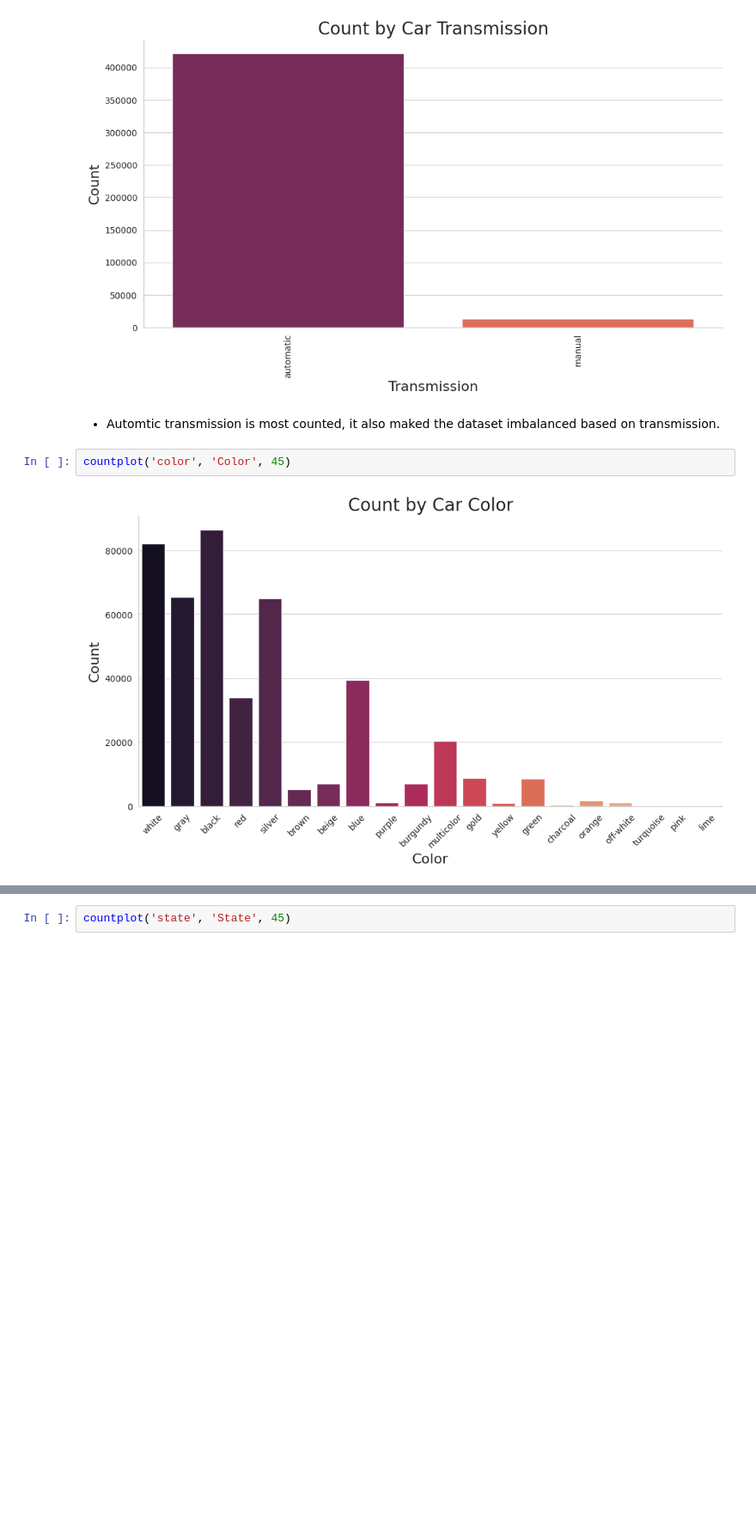
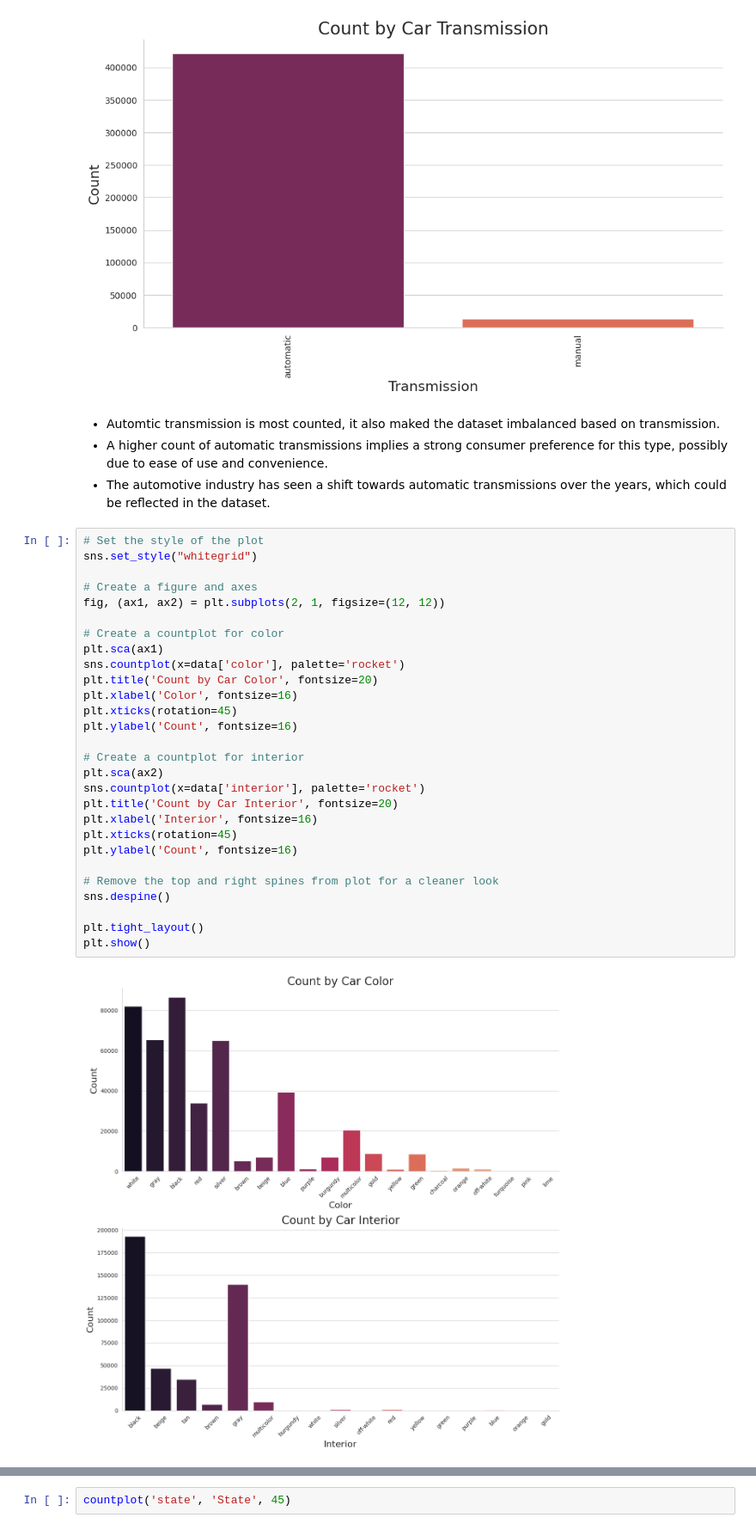
Before and after one commit to totargaming/VehicleSalesReport, a Jupyter notebook: vehicle-sales-eda.ipynb, the cells around one changed output, grey strips where cells are left out. Shown at 86% size. Saved outputs shown, nothing was run; the diff lists cells and outputs as text; blank space fills up the shorter version.

```diff
--- a/vehicle-sales-eda.ipynb
+++ b/vehicle-sales-eda.ipynb
@@ -289,7 +326,35 @@ countplot('transmission', 'Transmission', 90)
 [figure]
 # %% [markdown]
 * Automtic transmission is most counted, it also maked the dataset imbalanced based on transmission.
+* A higher count of automatic transmissions implies a strong consumer preference for this type, possibly due to ease of use and convenience.
+* The automotive industry has seen a shift towards automatic transmissions over the years, which could be reflected in the dataset.
 # %%
-countplot('color', 'Color', 45)
+# Set the style of the plot
+sns.set_style("whitegrid")
+
+# Create a figure and axes
+fig, (ax1, ax2) = plt.subplots(2, 1, figsize=(12, 12))
+
+# Create a countplot for color
+plt.sca(ax1)
+sns.countplot(x=data['color'], palette='rocket')
+plt.title('Count by Car Color', fontsize=20)
+plt.xlabel('Color', fontsize=16)
+plt.xticks(rotation=45)
+plt.ylabel('Count', fontsize=16)
+
+# Create a countplot for interior
+plt.sca(ax2)
+sns.countplot(x=data['interior'], palette='rocket')
+plt.title('Count by Car Interior', fontsize=20)
+plt.xlabel('Interior', fontsize=16)
+plt.xticks(rotation=45)
+plt.ylabel('Count', fontsize=16)
+
+# Remove the top and right spines from plot for a cleaner look
+sns.despine()
+
+plt.tight_layout()
+plt.show()
 # %% [output]
-[figure, old version]
+[figure, new version]
```
Also changed, not shown: parts of 17 cells of this notebook.
